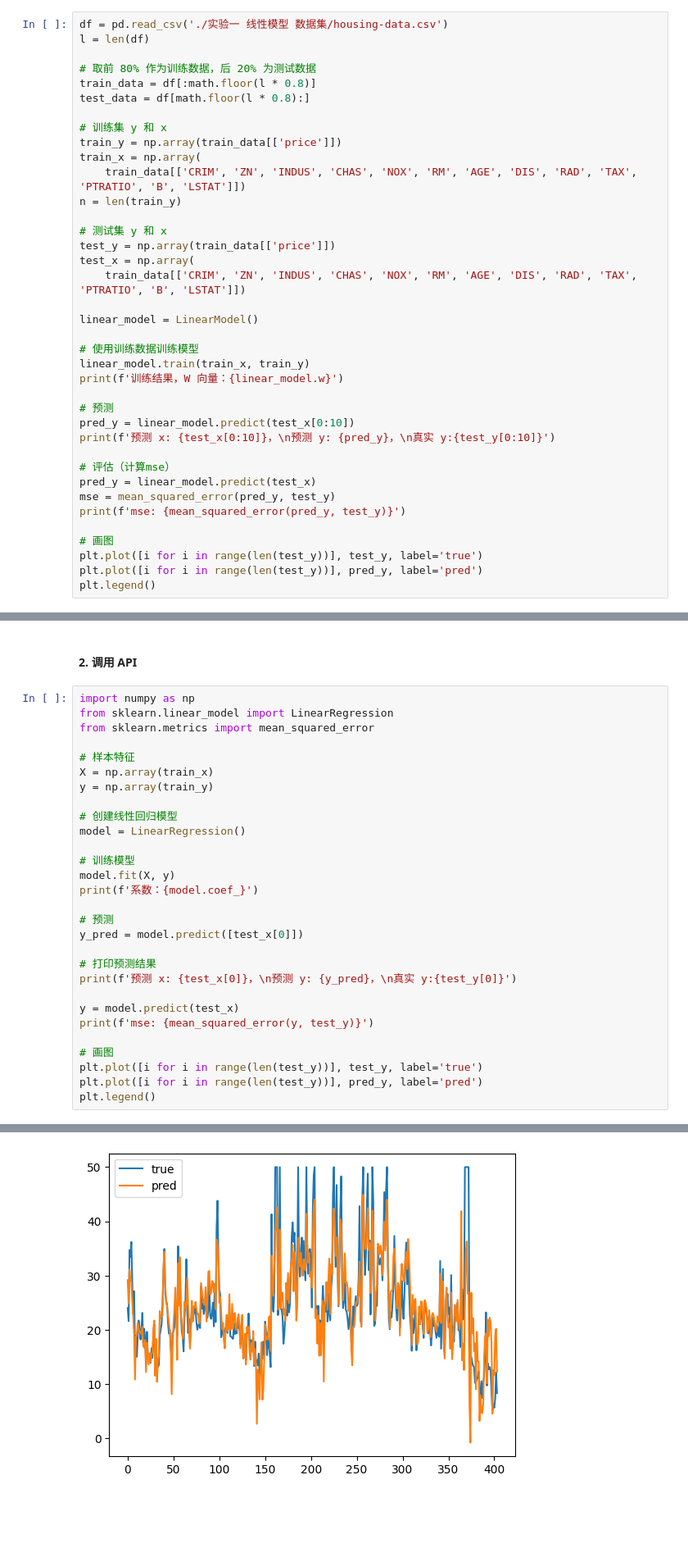
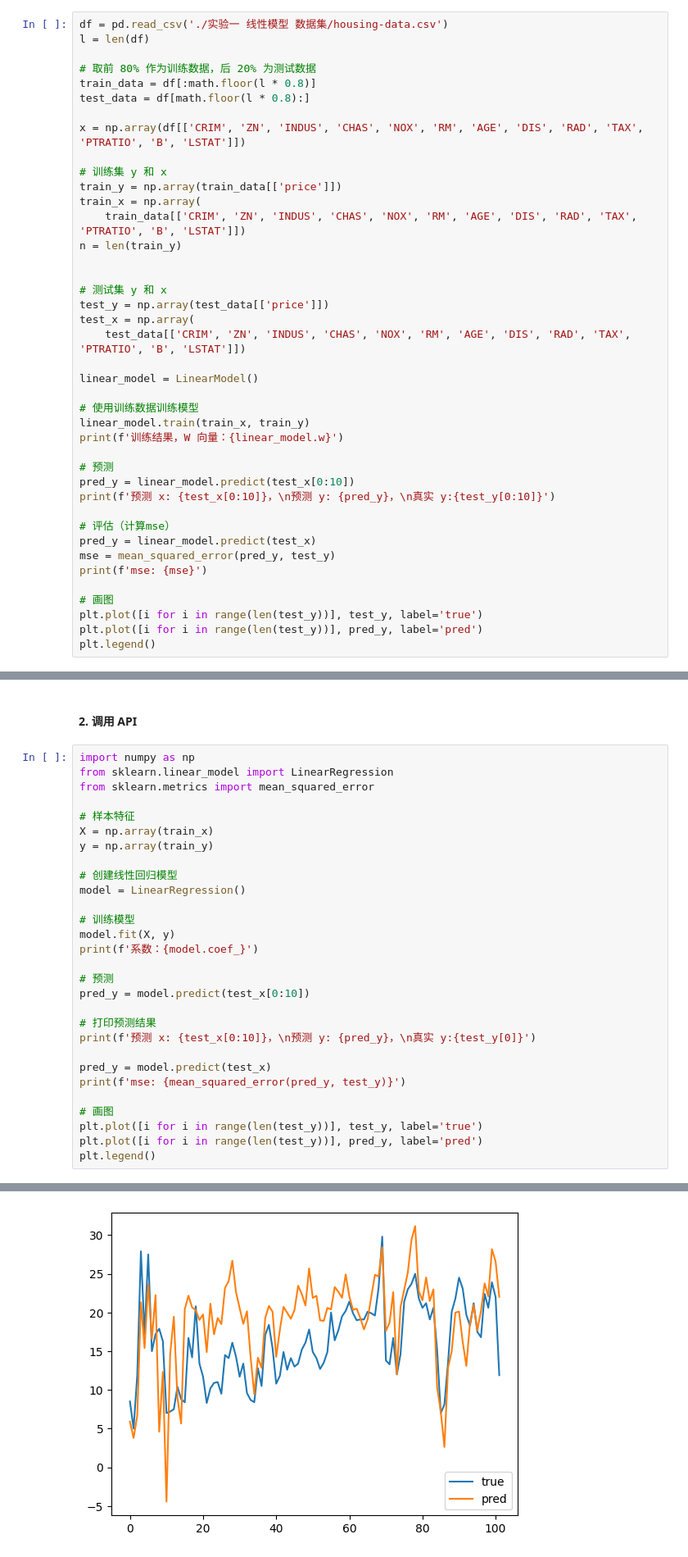
Before and after one commit to AzurIce/MachineLearning-2023, a Jupyter notebook: 实验一 线性模型/实验一 代码及实验报告.ipynb, the cells around one changed output, grey strips where cells are left out. Shown at 82% size. Drawn from its saved outputs; the diff is of its cells as text; blank space fills up the shorter version.

```diff
--- a/实验一 线性模型/实验一 代码及实验报告.ipynb
+++ b/实验一 线性模型/实验一 代码及实验报告.ipynb
@@ -64,16 +64,19 @@ l = len(df)
 train_data = df[:math.floor(l * 0.8)]
 test_data = df[math.floor(l * 0.8):]
 
+x = np.array(df[['CRIM', 'ZN', 'INDUS', 'CHAS', 'NOX', 'RM', 'AGE', 'DIS', 'RAD', 'TAX', 'PTRATIO', 'B', 'LSTAT']])
+
 # 训练集 y 和 x
 train_y = np.array(train_data[['price']])
 train_x = np.array(
     train_data[['CRIM', 'ZN', 'INDUS', 'CHAS', 'NOX', 'RM', 'AGE', 'DIS', 'RAD', 'TAX', 'PTRATIO', 'B', 'LSTAT']])
 n = len(train_y)
 
+
 # 测试集 y 和 x
-test_y = np.array(train_data[['price']])
+test_y = np.array(test_data[['price']])
 test_x = np.array(
-    train_data[['CRIM', 'ZN', 'INDUS', 'CHAS', 'NOX', 'RM', 'AGE', 'DIS', 'RAD', 'TAX', 'PTRATIO', 'B', 'LSTAT']])
+    test_data[['CRIM', 'ZN', 'INDUS', 'CHAS', 'NOX', 'RM', 'AGE', 'DIS', 'RAD', 'TAX', 'PTRATIO', 'B', 'LSTAT']])
 
 linear_model = LinearModel()
 
@@ -88,7 +91,7 @@ print(f'预测 x: {test_x[0:10]}，\n预测 y: {pred_y}，\n真实 y:{test_y[0:1
 # 评估（计算mse）
 pred_y = linear_model.predict(test_x)
 mse = mean_squared_error(pred_y, test_y)
-print(f'mse: {mean_squared_error(pred_y, test_y)}')
+print(f'mse: {mse}')
 
 # 画图
 plt.plot([i for i in range(len(test_y))], test_y, label='true')
@@ -133,13 +136,13 @@ model.fit(X, y)
 print(f'系数：{model.coef_}')
 
 # 预测
-y_pred = model.predict([test_x[0]])
+pred_y = model.predict(test_x[0:10])
 
 # 打印预测结果
-print(f'预测 x: {test_x[0]}，\n预测 y: {y_pred}，\n真实 y:{test_y[0]}')
+print(f'预测 x: {test_x[0:10]}，\n预测 y: {pred_y}，\n真实 y:{test_y[0]}')
 
-y = model.predict(test_x)
-print(f'mse: {mean_squared_error(y, test_y)}')
+pred_y = model.predict(test_x)
+print(f'mse: {mean_squared_error(pred_y, test_y)}')
 
 # 画图
 plt.plot([i for i in range(len(test_y))], test_y, label='true')
@@ -158,5 +169,5 @@ mse: 22.77837952180079
 <matplotlib.legend.Legend at 0x...>
-[figure, old version]
+[figure, new version]
 # %% [markdown]
 ### 部分特征
 #### 1. 手写代码
```
Also changed, not shown: parts of 10 cells of this notebook.
